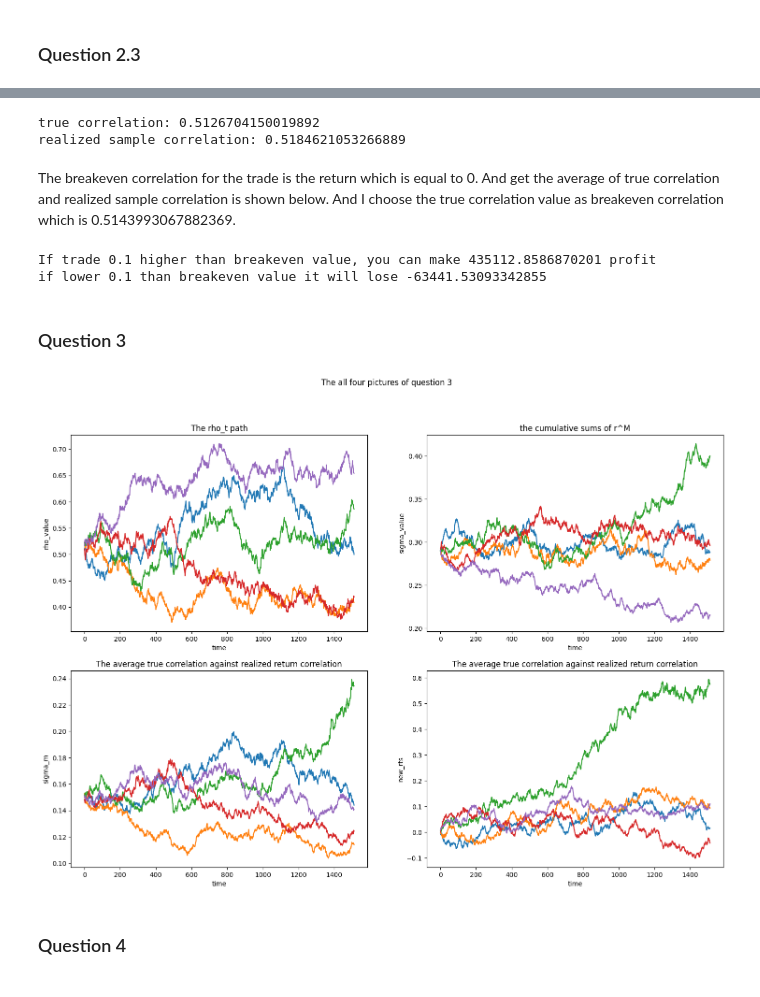
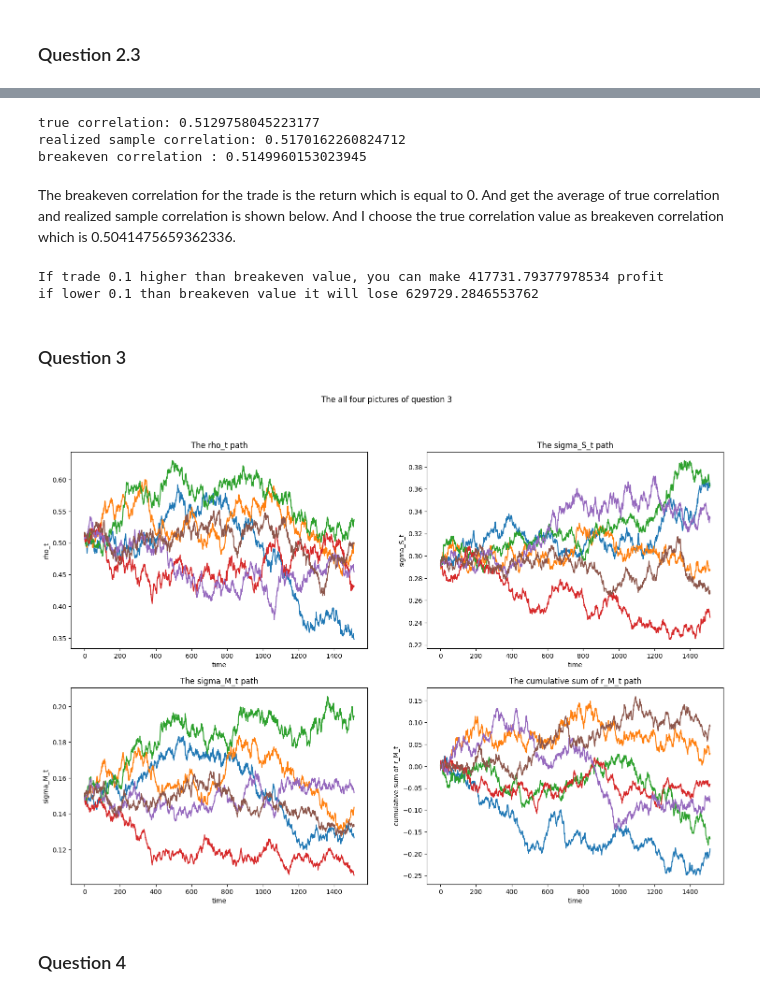
Before and after one commit to yggdrasilyuan/UIUC_code, a Jupyter notebook: pycode/512exam/answer.ipynb, the cells around one changed output, grey strips where cells are left out. Saved outputs shown, nothing was run; the diff lists cells and outputs as text; code cells hidden in the pictures.

```diff
--- a/pycode/512exam/answer.ipynb
+++ b/pycode/512exam/answer.ipynb
@@ -189,64 +143,68 @@ corr_matrix_mean = df.loc[(df['col1'] > -0.005) & (df['col1'] < 0.005), ['col3']
 
 print("true correlation:", rho_mean[0])
 print("realized sample correlation:", corr_matrix_mean[0])
+
+breakeven_correlation = (rho_mean[0] +corr_matrix_mean[0]) / 2
+print("breakeven correlation :",breakeven_correlation)
 # %% [output]
-true correlation: 0.5126704150019892
-realized sample correlation: 0.5184621053266889
+true correlation: 0.5129758045223177
+realized sample correlation: 0.5170162260824712
+breakeven correlation : 0.5149960153023945
 # %% [markdown]
-The breakeven correlation for the trade is the return which is equal to 0. And get the average of true correlation and realized sample correlation is shown below. And I choose the true correlation value as breakeven correlation which is 0.5143993067882369.
+The breakeven correlation for the trade is the return which is equal to 0. And get the average of true correlation and realized sample correlation is shown below. And I choose the true correlation value as breakeven correlation which is 0.5041475659362336.
 # %%
 
 
-breakeven_correlation = (0.505056 + 0.500473) / 2 + 0.1
 
-profit_mean_above = df.loc[(df['col2'] > breakeven_correlation), ['col1']].mean()
-profit_mean_below = df.loc[(df['col2'] < breakeven_correlation), ['col1']].mean()
+
+profit_mean_above = df.loc[(df['col2'] > breakeven_correlation+0.1), ['col1']].mean()
+profit_mean_below = df.loc[(df['col2'] < breakeven_correlation-0.1), ['col1']].mean()
 
 print("If trade 0.1 higher than breakeven value, you can make",profit_mean_above[0] * 10000000,"profit")
-print("if lower 0.1 than breakeven value it will lose",profit_mean_below[0] * 10000000)
+print("if lower 0.1 than breakeven value it will lose",-profit_mean_below[0] * 10000000)
 # %% [output]
-If trade 0.1 higher than breakeven value, you can make 435112.8586870201 profit
-if lower 0.1 than breakeven value it will lose -63441.53093342855
+If trade 0.1 higher than breakeven value, you can make 417731.79377978534 profit
+if lower 0.1 than breakeven value it will lose 629729.2846553762
 # %% [markdown]
 ### Question 3
 # %%
 plt.figure(figsize=(18,12), dpi=100)
 plt.subplot(2,2,1)
-for i in range(5):
+for i in range(6):
     plt.plot(rho_mtrix[i,:])
 plt.xlabel("time")
-plt.ylabel("rho_value")
+plt.ylabel("rho_t")
 plt.title('The rho_t path')
 
 
 plt.subplot(2,2,2)
-for i in range(5):
+for i in range(6):
     plt.plot(sigma_s[i,:])
 plt.xlabel("time")
-plt.ylabel("sigma_value")
-plt.title('the cumulative sums of r^M')
+plt.ylabel("sigma_S_t")
+plt.title('The sigma_S_t path')
 
 
 plt.subplot(2,2,3)
-for i in range(5):
+for i in range(6):
     plt.plot(sigma_m[i,:])
 plt.xlabel("time")
-plt.ylabel("sigma_m")
-plt.title('The average true correlation against realized return correlation')
+plt.ylabel("sigma_M_t")
+plt.title('The sigma_M_t path')
 
 plt.subplot(2,2,4)
 rts_new = np.cumprod(rs+1, axis = 1) - 1
-for i in range(5):
+for i in range(6):
     plt.plot(rts_new[i,:])
 plt.xlabel("time")
-plt.ylabel("new_rts")
-plt.title('The average true correlation against realized return correlation')
+plt.ylabel("cumulative sum of r_M_t")
+plt.title('The cumulative sum of r_M_t path')
 
 
 plt.suptitle("The all four pictures of question 3")
 plt.show()
 # %% [output]
-[figure, old version]
+[figure, new version]
 # %% [markdown]
 ### Question 4
 # %%
```
Also changed, not shown: parts of 6 cells of this notebook, 10 other files.
